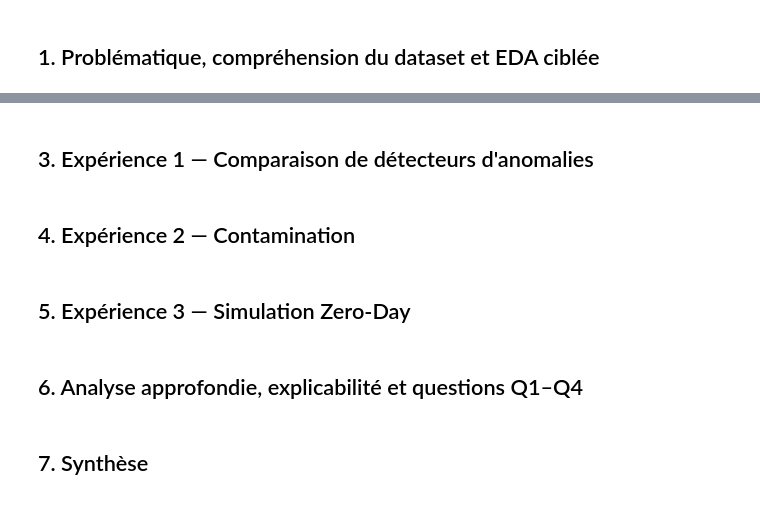
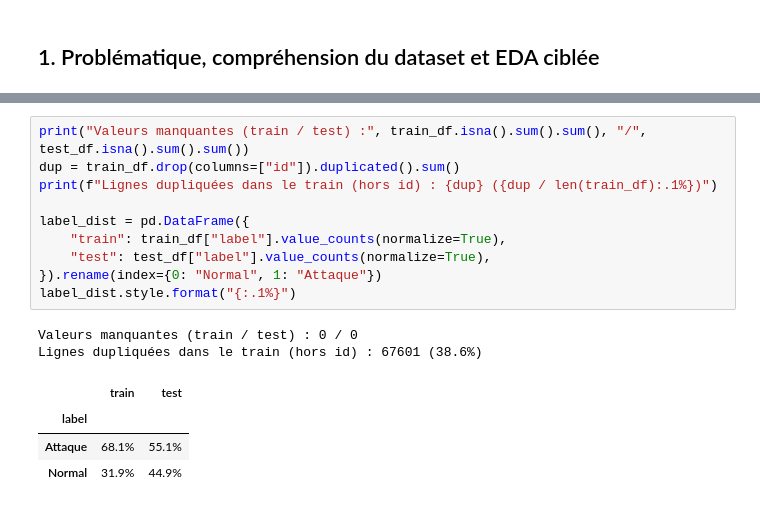
Before and after one commit to myssclick/Detection_Anomalie_Fraude_Python, a Jupyter notebook: notebooks/projet5_anomaly_detection.ipynb, the cells around one changed output, grey strips where cells are left out. Cells and saved outputs as stored; diff of their text form.

```diff
--- a/notebooks/projet5_anomaly_detection.ipynb
+++ b/notebooks/projet5_anomaly_detection.ipynb
@@ -50,10 +90,17 @@ for lib in (np, pd, sklearn, matplotlib, sns, shap, xgboost):
-# %% [markdown]
-## 3. Expérience 1 — Comparaison de détecteurs d'anomalies
-# %% [markdown]
-## 4. Expérience 2 — Contamination
-# %% [markdown]
-## 5. Expérience 3 — Simulation Zero-Day
-# %% [markdown]
-## 6. Analyse approfondie, explicabilité et questions Q1–Q4
-# %% [markdown]
-## 7. Synthèse
+# %%
+print("Valeurs manquantes (train / test) :", train_df.isna().sum().sum(), "/", test_df.isna().sum().sum())
+dup = train_df.drop(columns=["id"]).duplicated().sum()
+print(f"Lignes dupliquées dans le train (hors id) : {dup} ({dup / len(train_df):.1%})")
+
+label_dist = pd.DataFrame({
+    "train": train_df["label"].value_counts(normalize=True),
+    "test": test_df["label"].value_counts(normalize=True),
+}).rename(index={0: "Normal", 1: "Attaque"})
+label_dist.style.format("{:.1%}")
+# %% [output]
+Valeurs manquantes (train / test) : 0 / 0
+Lignes dupliquées dans le train (hors id) : 67601 (38.6%)
+|  | train | test |
+| label |  |  |
+| Attaque | 68.1% | 55.1% |
+| Normal | 31.9% | 44.9% |
```
Also changed, not shown: parts of 9 cells of this notebook, 1 other file.
